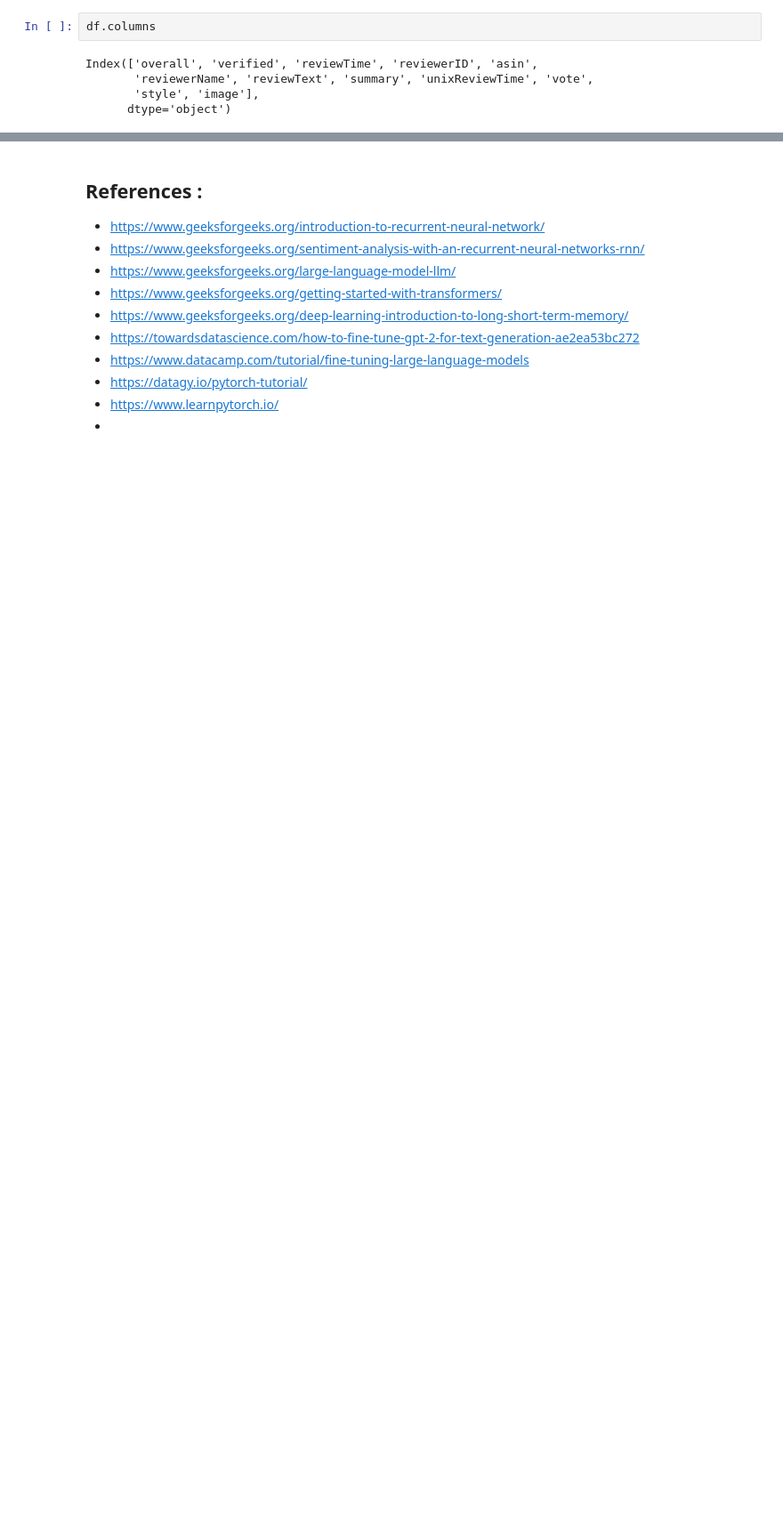
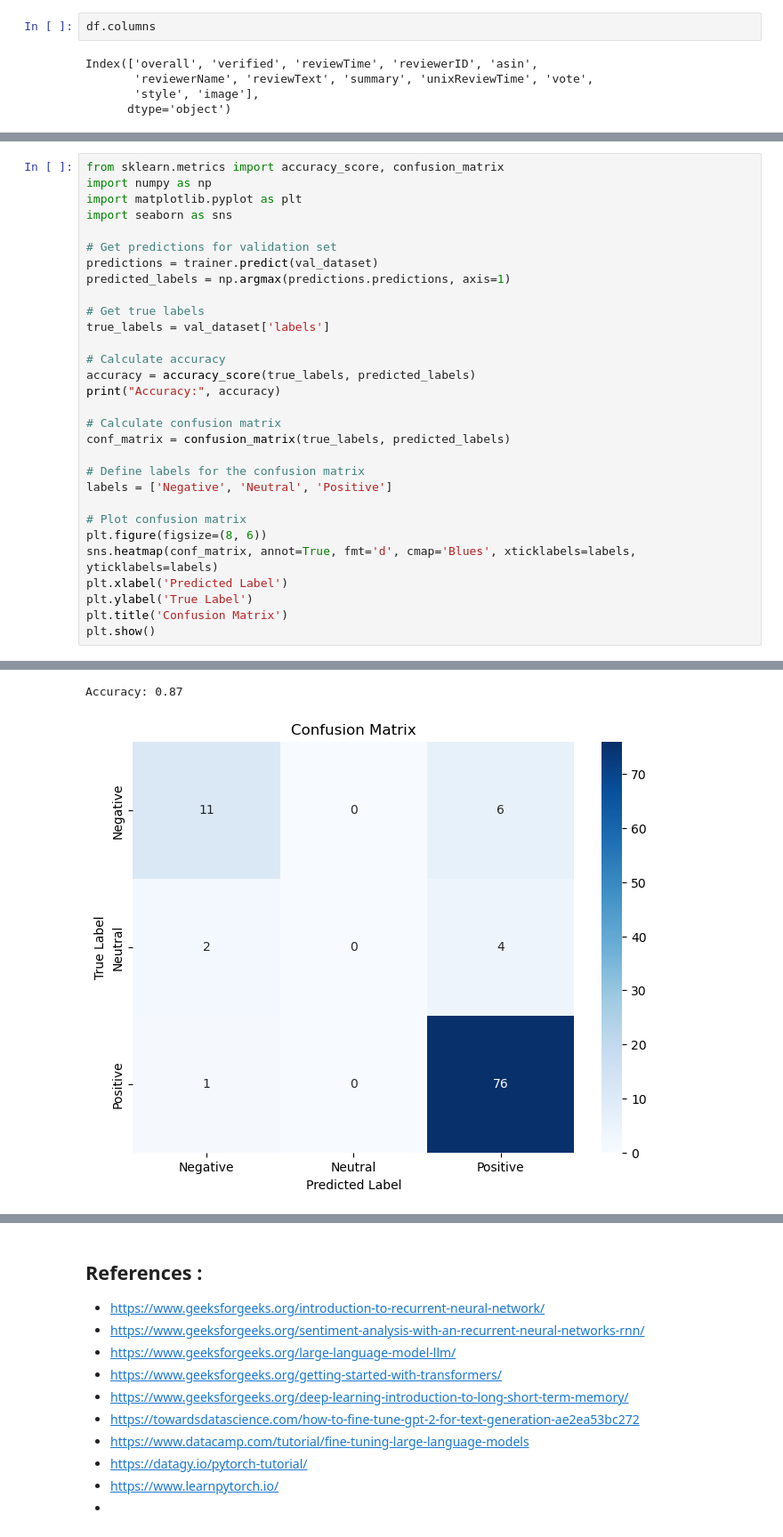
Before and after one commit to drisskhattabi6/NLP-Labs, a Jupyter notebook: NLP_Lab_4/NLP_Lab_4.ipynb, the cells around one changed output, grey strips where cells are left out. Shown at 89% size. Saved outputs shown, nothing was run; the diff lists cells and outputs as text; blank space fills up the shorter version.

```diff
--- a/NLP_Lab_4/NLP_Lab_4.ipynb
+++ b/NLP_Lab_4/NLP_Lab_4.ipynb
@@ -1053,0 +919,31 @@ trainer.evaluate()
+# %%
+from sklearn.metrics import accuracy_score, confusion_matrix
+import numpy as np
+import matplotlib.pyplot as plt
+import seaborn as sns
+
+# Get predictions for validation set
+predictions = trainer.predict(val_dataset)
+predicted_labels = np.argmax(predictions.predictions, axis=1)
+
+# Get true labels
+true_labels = val_dataset['labels']
+
+# Calculate accuracy
+accuracy = accuracy_score(true_labels, predicted_labels)
+print("Accuracy:", accuracy)
+
+# Calculate confusion matrix
+conf_matrix = confusion_matrix(true_labels, predicted_labels)
+
+# Define labels for the confusion matrix
+labels = ['Negative', 'Neutral', 'Positive']
+
+# Plot confusion matrix
+plt.figure(figsize=(8, 6))
+sns.heatmap(conf_matrix, annot=True, fmt='d', cmap='Blues', xticklabels=labels, yticklabels=labels)
+plt.xlabel('Predicted Label')
+plt.ylabel('True Label')
+plt.title('Confusion Matrix')
+plt.show()
+# %% [output]
@@ -1053,0 +951,2 @@ trainer.evaluate()
+Accuracy: 0.87
+[figure, added]
```
Also changed, not shown: parts of 23 cells of this notebook.
